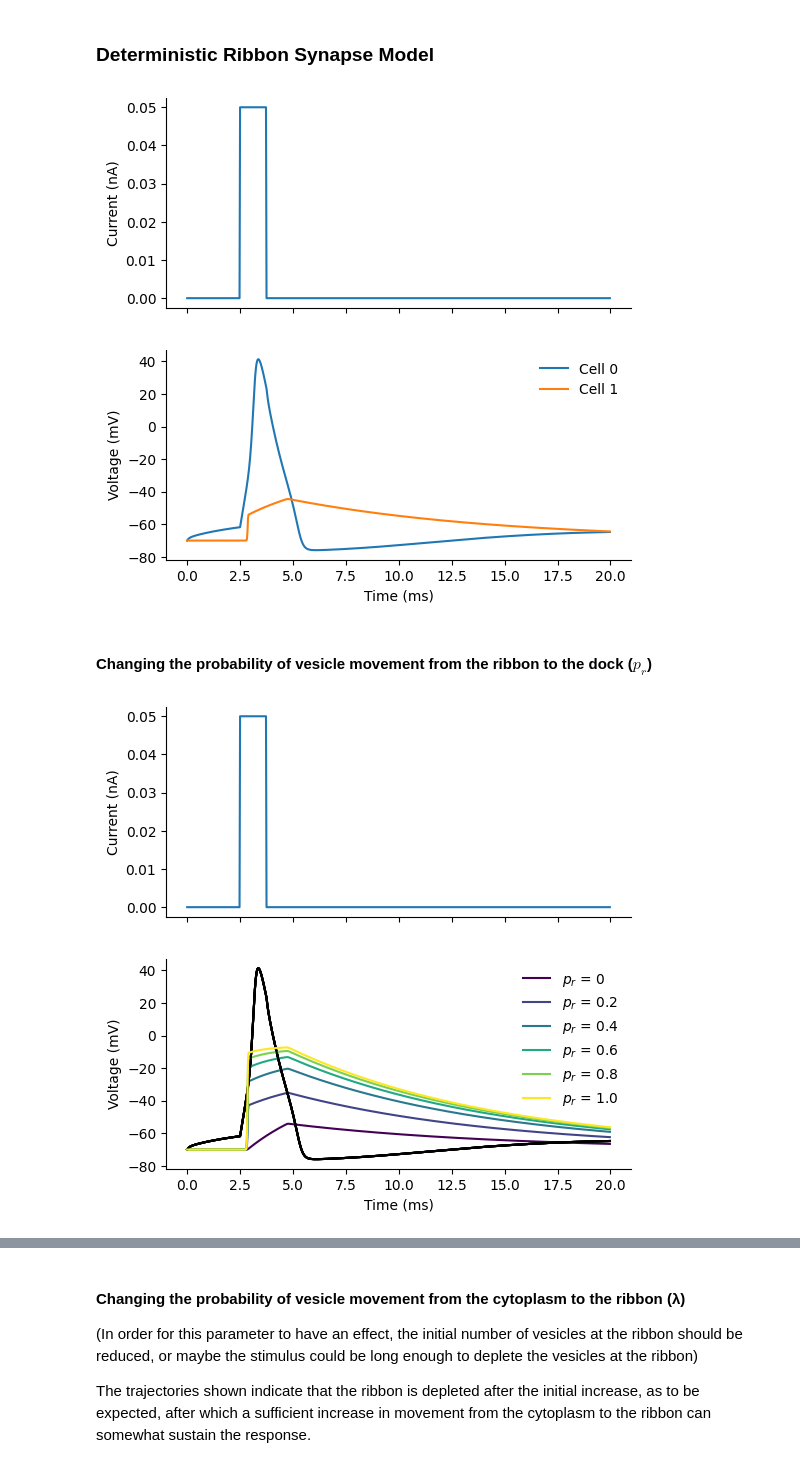
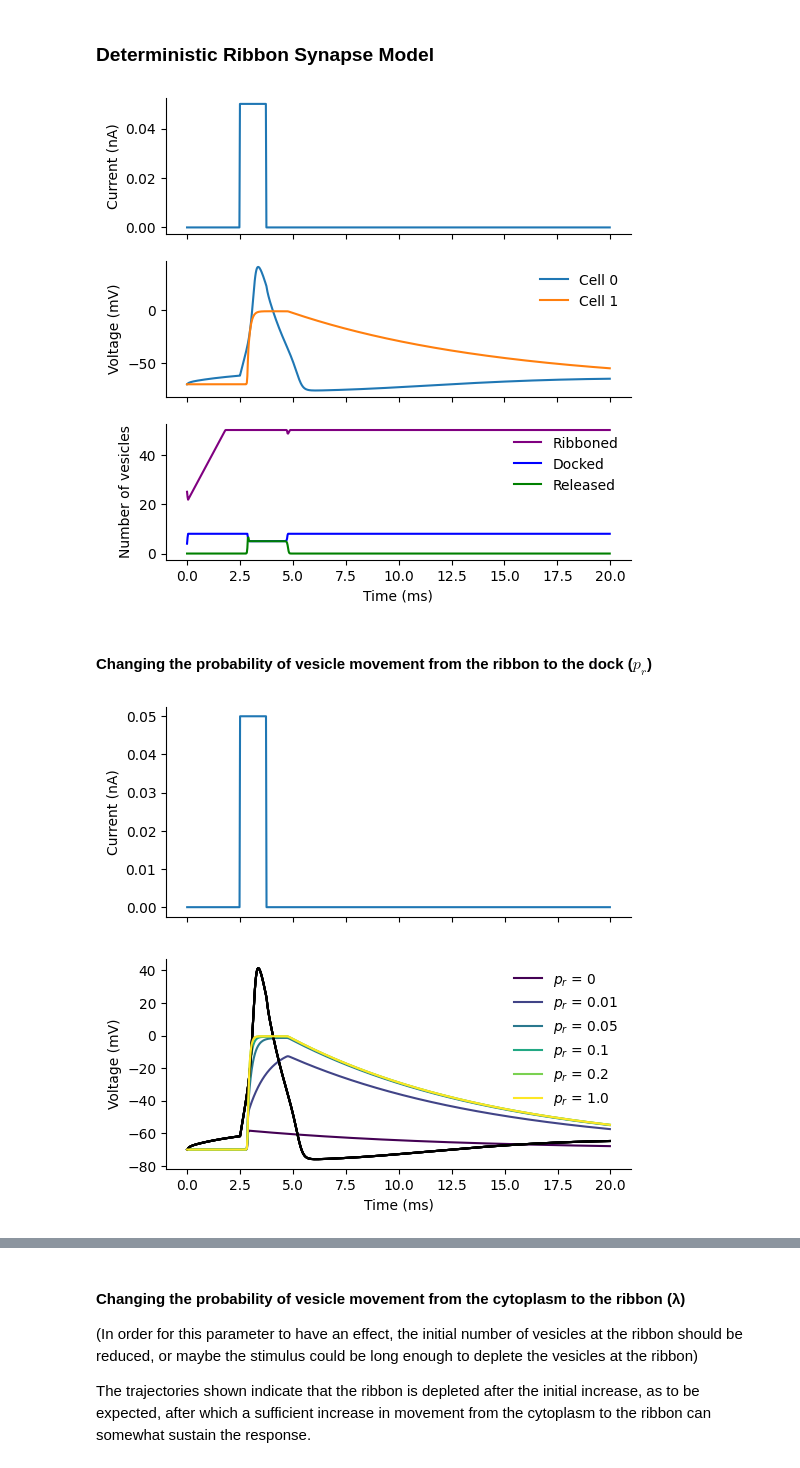
Before and after one commit to jaxleyverse/jaxley-mech, a Jupyter notebook: notebooks/synapses/ribbon.ipynb, the cells around one changed output, grey strips where cells are left out. Saved outputs shown, nothing was run; the diff lists cells and outputs as text; code cells hidden in the pictures.

Commit message:
Fixed bug in ribbon synapse (added vesicle number clipping), working on ribbon+mGluR6

```diff
--- a/notebooks/synapses/ribbon.ipynb
+++ b/notebooks/synapses/ribbon.ipynb
@@ -101,45 +105,53 @@ connect(
 cell1 = network.cell([0])
 cell2 = network.cell([1])
 
-network.RibbonSynapse.set("RibbonSynapse_gS", 1e-04)
+network.RibbonSynapse.set("RibbonSynapse_gS", 1e-02)
 network.RibbonSynapse.set("RibbonSynapse_tau", 0.5)
 
 # Insert mechanisms
 cell1.insert(HH())
 cell2.insert(Leak())
 
 network.delete_recordings()
 network.cell(0).record(verbose=False)
 network.cell(1).record(verbose=False)
+network.cell(0).record("RibbonSynapse_ribboned", verbose=False)
+network.cell(0).record("RibbonSynapse_docked", verbose=False)
+network.cell(0).record("RibbonSynapse_released", verbose=False)
 
 time = jnp.arange(0, t_max, step=dt)
 inp_current = jnp.zeros_like(time)
 inp_current = inp_current.at[100:150].set(0.05)
 
 data_stimuli = None
 data_stimuli = network.cell(0).data_stimulate(inp_current, data_stimuli=data_stimuli)
 
 v = jx.integrate(
     network, t_max=t_max, delta_t=dt, solver="bwd_euler", data_stimuli=data_stimuli
 )
 
-fig, ax = plt.subplots(2, 1, figsize=(6, 6), sharex=True)
+fig, ax = plt.subplots(3, 1, figsize=(6, 6), sharex=True)
 
 _ = ax[0].plot(time, inp_current)
 _ = ax[1].plot(time, v[0, :-1], label="Cell 0")
 _ = ax[1].plot(time, v[1, :-1], label="Cell 1")
+ax[1].legend(frameon=False)
+_ = ax[2].plot(time, v[2, :-1], label="Ribboned", color="purple")
+_ = ax[2].plot(time, v[3, :-1], label="Docked", color="blue")
+_ = ax[2].plot(time, v[4, :-1], label="Released", color="green")
+ax[2].legend(frameon=False)
 
 ax[0].set_ylabel("Current (nA)")
 ax[1].set_ylabel("Voltage (mV)")
-ax[1].set_xlabel("Time (ms)")
-plt.legend(frameon=False)
+ax[2].set_ylabel("Number of vesicles")
+ax[2].set_xlabel("Time (ms)")
 sns.despine();
 # %% [output]
-[figure, old version]
+[figure, new version]
 # %% [markdown]
 #### Changing the probability of vesicle movement from the ribbon to the dock ($p_r$)
 # %%
-prs = [0, 0.2, 0.4, 0.6, 0.8, 1.0]
+prs = [0, 0.01, 0.05, 0.1, 0.2, 1.0]
 colors = plt.cm.viridis(np.linspace(0, 1, len(prs)))
 
 fig, ax = plt.subplots(2, 1, figsize=(6, 6), sharex=True)
@@ -167,4 +179,4 @@ ax[1].set_xlabel("Time (ms)")
 plt.legend(frameon=False)
 sns.despine();
 # %% [output]
-[figure, old version]
+[figure, new version]
```
Also changed, not shown: parts of 4 cells of this notebook, 4 other files.
